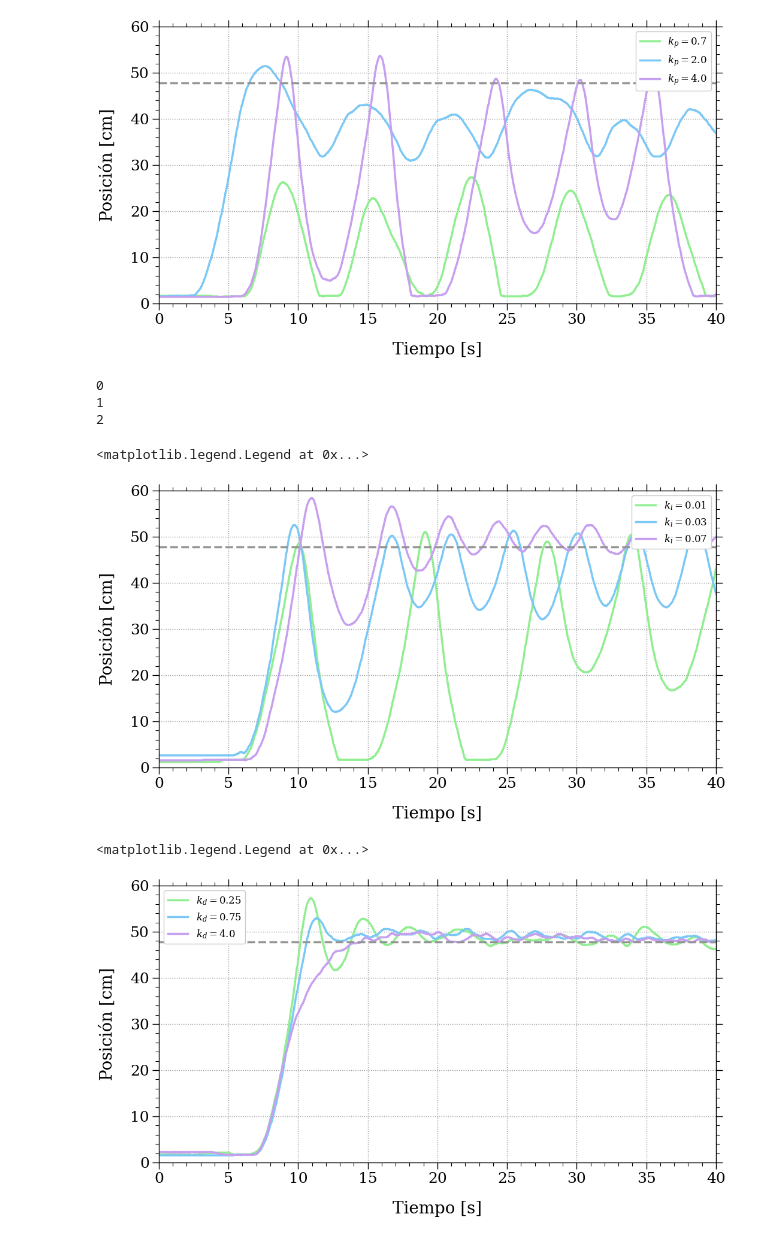
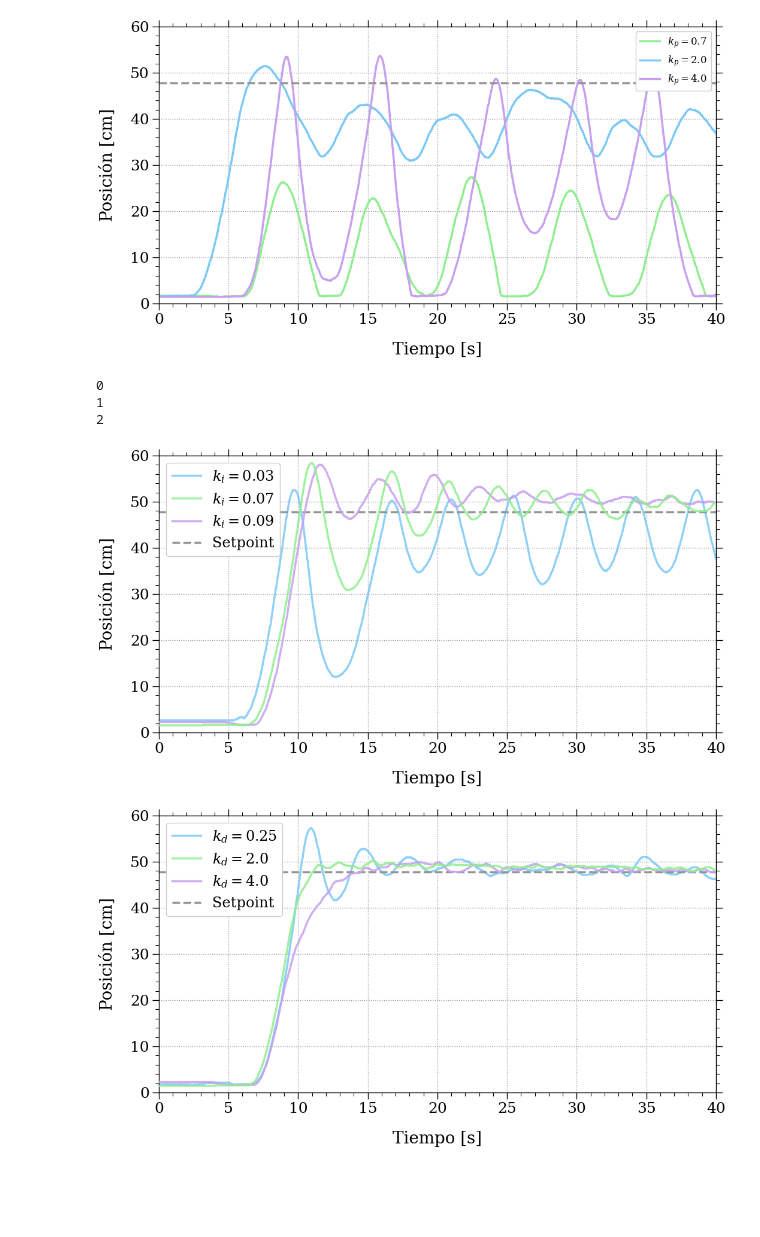
Before and after one commit to Martin-Palomeque/PID, a Jupyter notebook: Entregas/figuras_informe.ipynb, the cells around one changed output. Cells and saved outputs as stored; diff of their text form; code cells hidden in the pictures; blank space fills up the shorter version.

```diff
--- a/Entregas/figuras_informe.ipynb
+++ b/Entregas/figuras_informe.ipynb
@@ -351,7 +350,7 @@ ax.legend(loc = 'upper right',fontsize = 'large')
 # %%
 from scipy import signal
 
-ki_path = [0.01,0.03,0.07]
+ki_path = [0.03,0.07, 0.09]
 path = [fr'..\Mediciones\Clase 3\PID\PID-2-{i}-0-barrido.csv' for i in ki_path]
 extra_ki = '..\Mediciones\Clase 3\PI\PI-2-01.csv'
 # Mediciones\Clase 3\PID\PID-0.7-0-0-barrido.csv
@@ -364,40 +363,44 @@ I = []
 D = []
 ki = []
 for path in path:
     df = pd.read_csv(path)
     t.append(df['Time'].values)
     h.append(px2d(df['Position'].values))
     P.append(df['P'].values)
     I.append(df['I'].values)
     D.append(df['D'].values)
     kp.append(df['kp'][0])
     ki.append(df['ki'][0])
     # kd = df['kd'][0]
     setpoint = px2d(df['Setpoint'][0])
 
 # df = pd.read_csv(extra_ki)
 # t.append(df['Time'].values)
 # h_temp = (px2d(df['Position'].values))
 # ki.append(df['ki'][0])
 # h_savgol = signal.savgol_filter(h_temp,window_length=20, polyorder=3, mode = 'nearest')
 # h.append(h_savgol)
+c_s = ['C1', 'C0', 'C2']
+zorder_s = [2, 4, 3]
 for i in range(len(ki_path)):
     print(i)
-    ax.plot(t[i],h[i],label = f'$k_i = {ki[i]}$')
-ax.hlines(setpoint,0,40,ls = '--',color = 'C9')
+    ax.plot(t[i],h[i],label = f'$k_i = {ki[i]}$', c=c_s[i], alpha=0.85, zorder=zorder_s[i])
+ax.hlines(setpoint,0,40,ls = '--',color = 'C9', label='Setpoint')
 ax.set_ylabel('Posición [cm]')
 ax.set_xlabel('Tiempo [s]')
 ax.set_xlim(0,40)
 ax.set_ylim(0,60)
-ax.legend(loc = 'upper right',fontsize = 'large')
+ax.legend(loc = 'upper left',fontsize = 'xx-large')
+
+# fig.savefig('.\Figuras\PI_3')
+plt.show()
 # %% [output]
 0
 1
 2
-<matplotlib.legend.Legend at 0x...>
-[figure, old version]
+[figure, new version]
 # %%
-kd_path = [0.25,0.75,4]
+kd_path = [0.25,2,4]
 path = [fr'..\Mediciones\Clase 3\PID\PID-2-0.07-{i}-barrido.csv' for i in kd_path]
 # Mediciones\Clase 3\PID\PID-0.7-0-0-barrido.csv
 fig, ax = plt.subplots()
@@ -418,14 +421,18 @@ for path in path:
     kd.append(df['kd'][0])
     setpoint = px2d(df['Setpoint'][0])
 
+c_s = ['C1', 'C0', 'C2']
+zorder_s = [2, 4, 3]
 for i in range(len(kd_path)):
-    ax.plot(t[i],h[i],label = f'$k_d = {kd[i]}$')
-ax.hlines(setpoint,t[0][0],t[0][-1],ls = '--',color = 'C9')
+    ax.plot(t[i],h[i],label = f'$k_d = {kd[i]}$', c=c_s[i], alpha=0.85, zorder=zorder_s[i])
+ax.hlines(setpoint,t[0][0],t[0][-1],ls = '--',color = 'C9', label='Setpoint')
 ax.set_ylabel('Posición [cm]')
 ax.set_xlabel('Tiempo [s]')
 ax.set_xlim(0,40)
 ax.set_ylim(0,60)
-ax.legend(loc = 'best',fontsize = 'large')
+ax.legend(loc = 'upper left',fontsize = 'xx-large')
+
+# fig.savefig('.\Figuras\PID_3')
+plt.show()
 # %% [output]
-<matplotlib.legend.Legend at 0x...>
-[figure, old version]
+[figure, new version]
```
Also changed, not shown: parts of 6 cells of this notebook, 6 other files.
